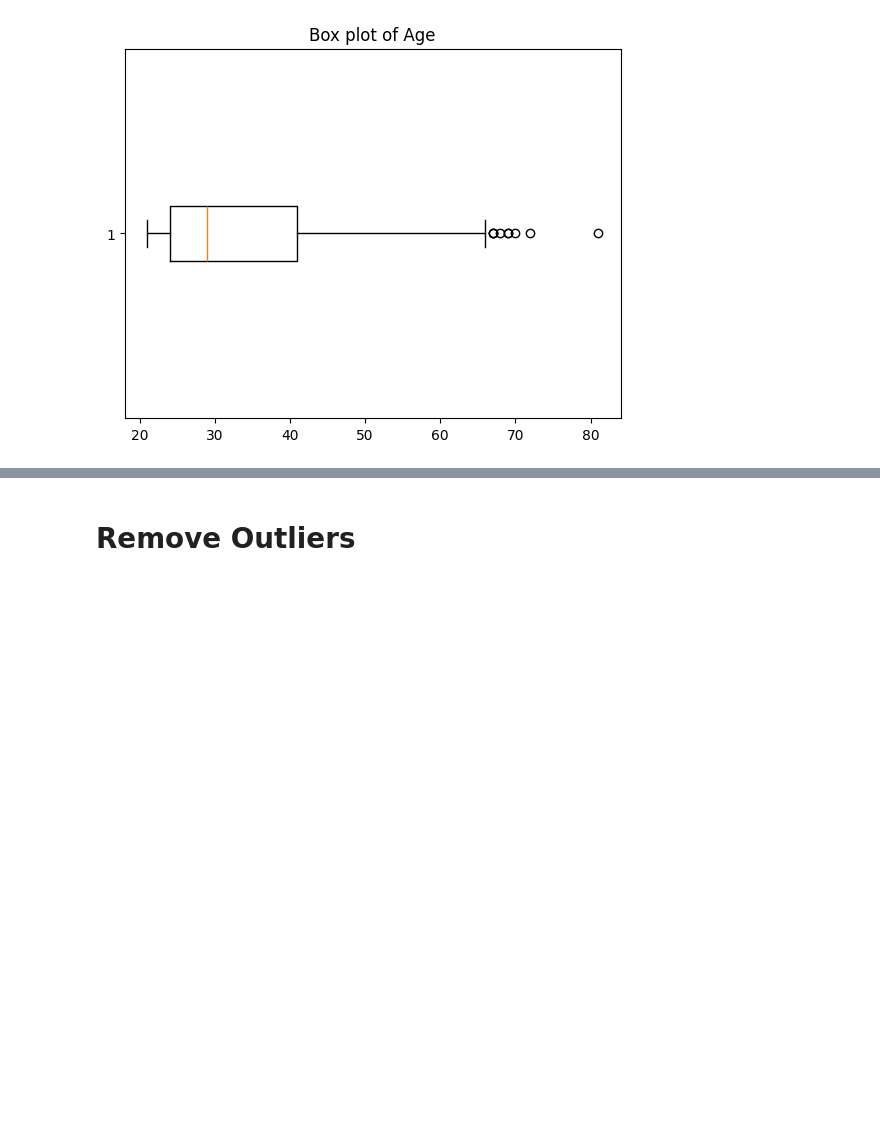
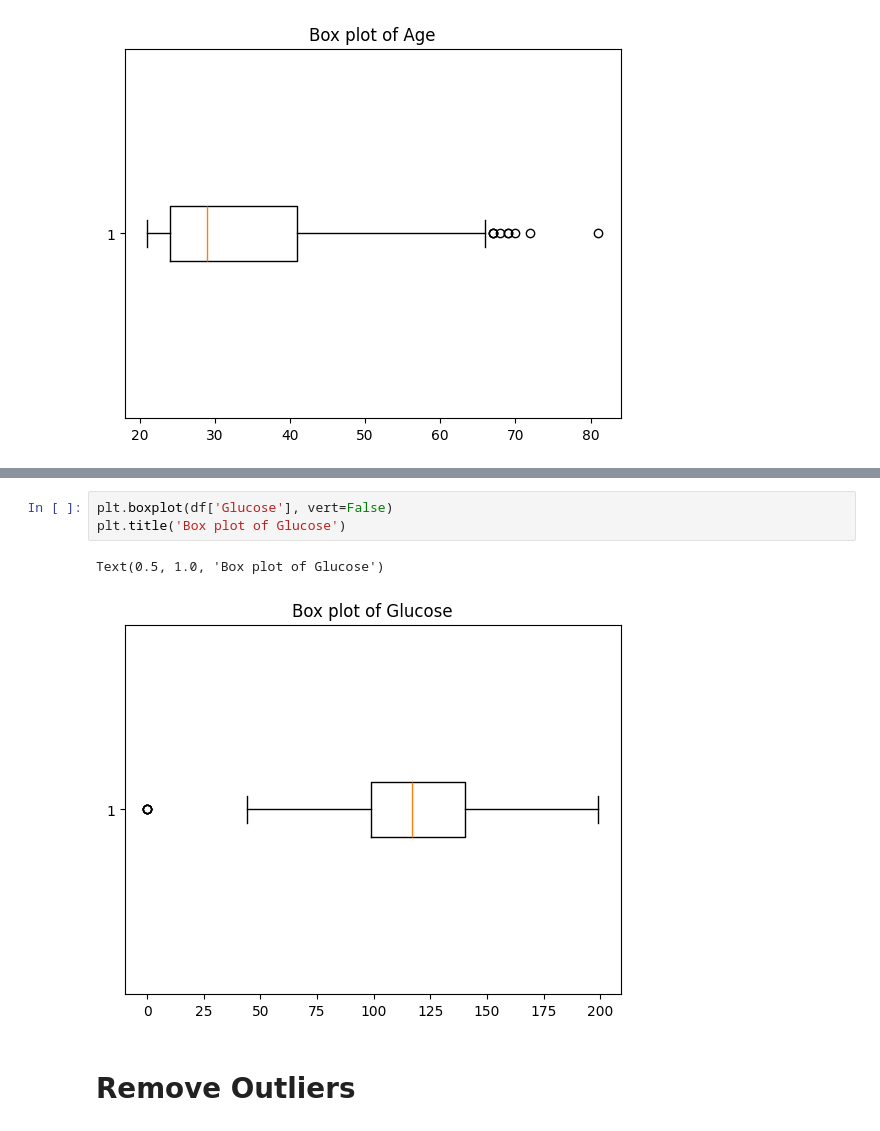
Before and after one commit to rusiravk/rusiravk-uom-ai-sessions, a Jupyter notebook: session-2/diabetes dataset assignment/diabetes.ipynb, the cells around one changed output, grey strips where cells are left out. Saved outputs shown, nothing was run; the diff lists cells and outputs as text; blank space fills up the shorter version.

```diff
--- a/session-2/diabetes dataset assignment/diabetes.ipynb
+++ b/session-2/diabetes dataset assignment/diabetes.ipynb
@@ -123,3 +129,9 @@ Text(0.5, 1.0, 'Box plot of Age')
+# %%
+plt.boxplot(df['Glucose'], vert=False)
+plt.title('Box plot of Glucose')
+# %% [output]
+Text(0.5, 1.0, 'Box plot of Glucose')
+[figure, added]
 # %% [markdown]
 # Remove Outliers
 # %%
```
Also changed, not shown: parts of 5 cells of this notebook.
